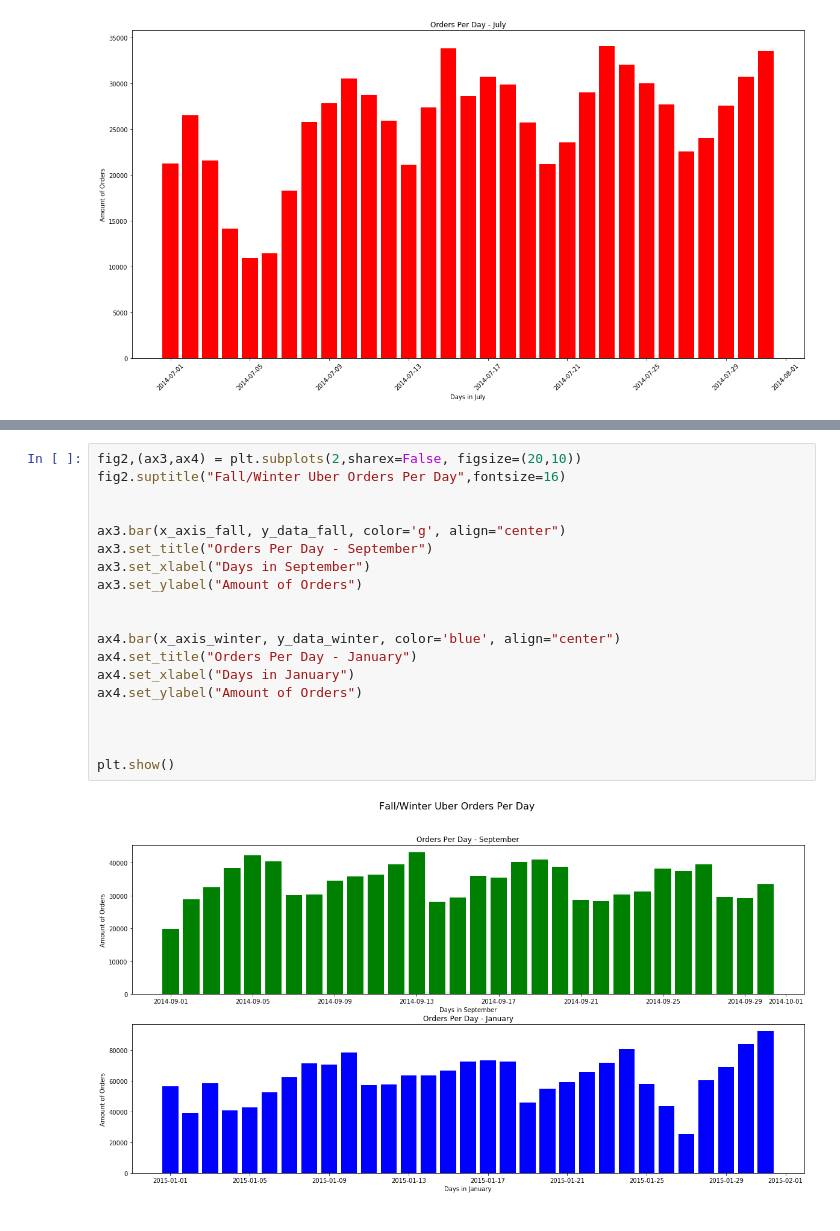
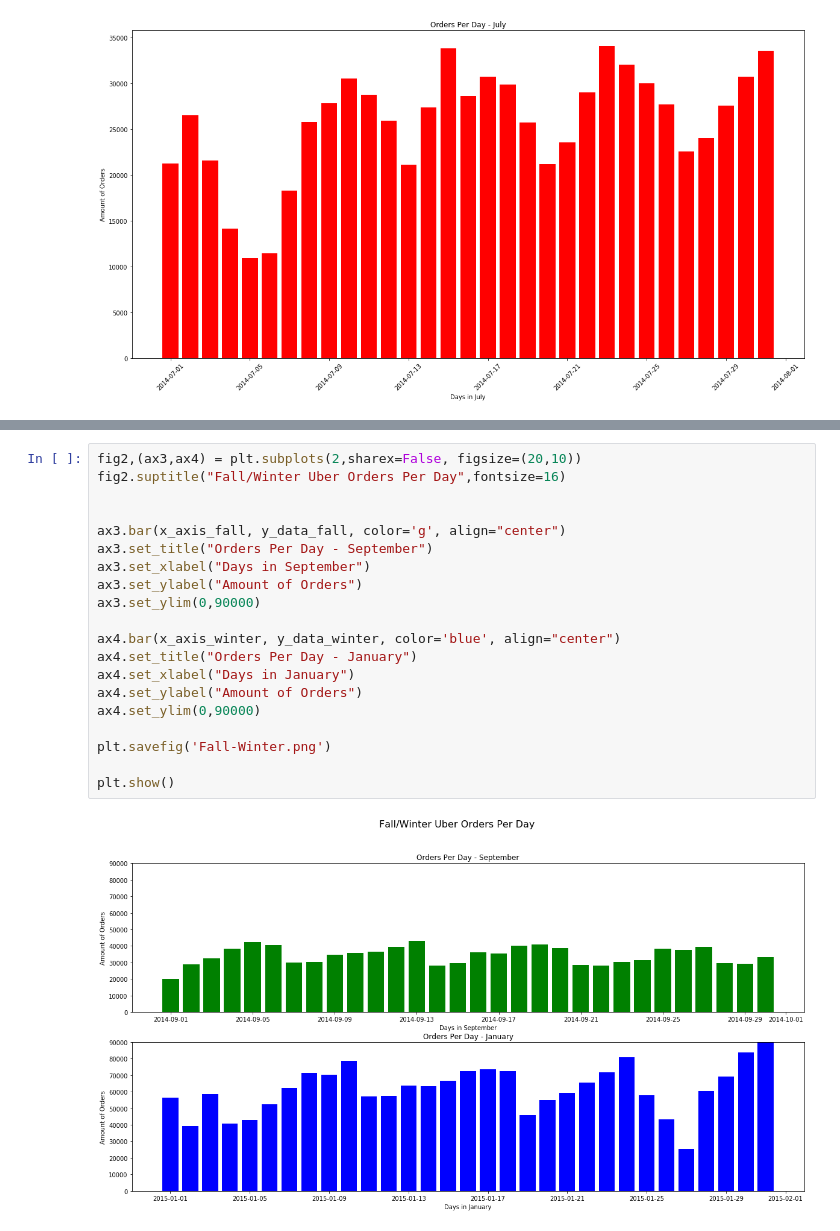
Before and after one commit to riggiobill/uber-density, a Jupyter notebook: uber-density.ipynb, the cells around one changed output, grey strips where cells are left out. Drawn from its saved outputs; the diff is of its cells as text.

```diff
--- a/uber-density.ipynb
+++ b/uber-density.ipynb
@@ -361,21 +358,22 @@ plt.show()
 # %%
 fig2,(ax3,ax4) = plt.subplots(2,sharex=False, figsize=(20,10))
 fig2.suptitle("Fall/Winter Uber Orders Per Day",fontsize=16)
 
 
 ax3.bar(x_axis_fall, y_data_fall, color='g', align="center")
 ax3.set_title("Orders Per Day - September")
 ax3.set_xlabel("Days in September")
 ax3.set_ylabel("Amount of Orders")
-
+ax3.set_ylim(0,90000)
 
 ax4.bar(x_axis_winter, y_data_winter, color='blue', align="center")
 ax4.set_title("Orders Per Day - January")
 ax4.set_xlabel("Days in January")
 ax4.set_ylabel("Amount of Orders")
+ax4.set_ylim(0,90000)
 
-
+plt.savefig('Fall-Winter.png')
 
 plt.show()
 # %% [output]
-[figure, old version]
+[figure, new version]
```
Also changed, not shown: parts of 3 cells of this notebook, 2 other files.
